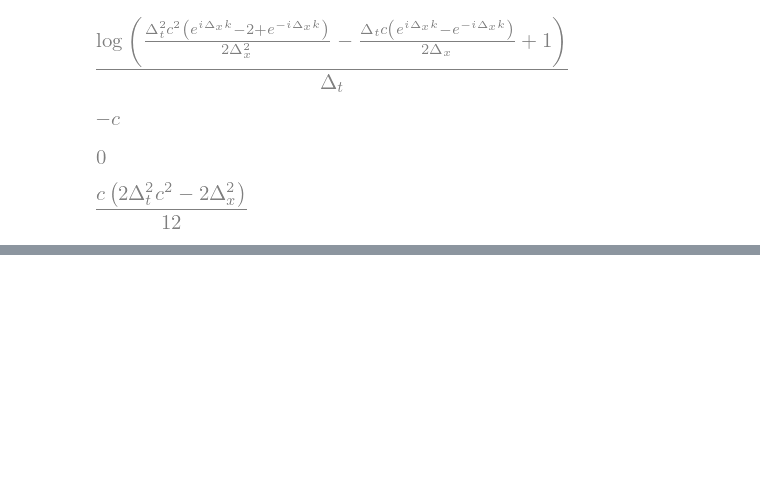
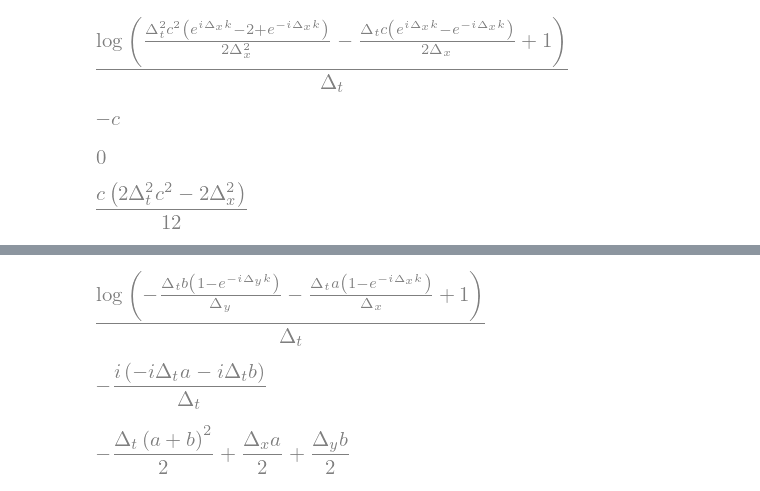
Before and after one commit to mattwilliams06/PythonCFD, a Jupyter notebook: uCFD/hw5.ipynb, the cells around one changed output, grey strips where cells are left out. Cells and saved outputs as stored; diff of their text form; code cells hidden in the pictures; blank space fills up the shorter version.

```diff
--- a/uCFD/hw5.ipynb
+++ b/uCFD/hw5.ipynb
@@ -245,0 +289,7 @@ $$\frac{u^{n+1}_i-u^n_i}{\Delta t} + c\frac{u^n_{i+1}-u^n_{i-1}}{2\Delta x}+\fra
+# %%
+k, a, b, dt, dx, dy, t, x, y = symbols('k, a, b, Delta_t Delta_x Delta_y t x y', real=True)
+# %%
+q = 1/dt*log(1-a*dt/dx*(1-exp(-I*k*dx))-b*dt/dy*(1-exp(-I*k*dy)))
+q
+# %% [output]
+[figure, added]
@@ -245,0 +298,6 @@ $$\frac{u^{n+1}_i-u^n_i}{\Delta t} + c\frac{u^n_{i+1}-u^n_{i-1}}{2\Delta x}+\fra
+# %%
+n = 1
+a1 = dqdk.subs(k,0)/(I**n*factorial(n))
+a1
+# %% [output]
+[figure, added]
@@ -245,0 +306,6 @@ $$\frac{u^{n+1}_i-u^n_i}{\Delta t} + c\frac{u^n_{i+1}-u^n_{i-1}}{2\Delta x}+\fra
+# %%
+n = 2
+a2 = d2qdk.subs(k,0)/(I**n*factorial(n))
+a2
+# %% [output]
+[figure, added]
```
Also changed, not shown: parts of 6 cells of this notebook.
